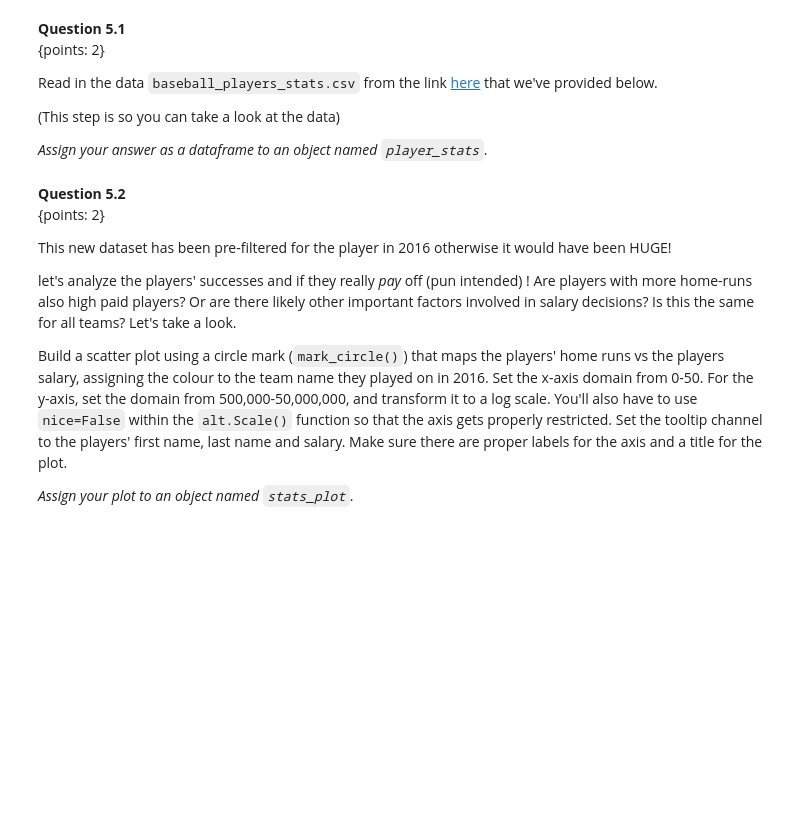
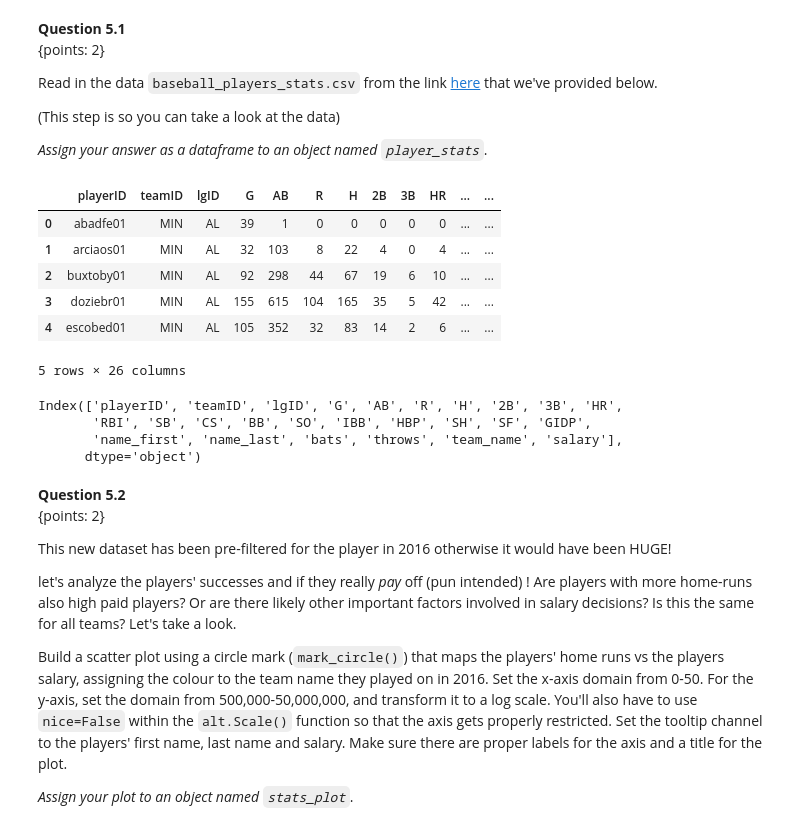
Before and after one commit to Dipto9999/data-viz-students, a Jupyter notebook: release/assignment7/assignment7.ipynb, the cells around one changed output. Cells and saved outputs as stored; diff of their text form; code cells hidden in the pictures; blank space fills up the shorter version.

```diff
--- a/release/assignment7/assignment7.ipynb
+++ b/release/assignment7/assignment7.ipynb
@@ -727,3 +839,22 @@ player_stats
+# %%
+player_stats = pd.read_json(batting_url)
+
+display(player_stats.head())
+# %% [output]
+|  | playerID | teamID | lgID | G | AB | R | H | 2B | 3B | HR | ... | ... |
+| 0 | abadfe01 | MIN | AL | 39 | 1 | 0 | 0 | 0 | 0 | 0 | ... | ... |
+| 1 | arciaos01 | MIN | AL | 32 | 103 | 8 | 22 | 4 | 0 | 4 | ... | ... |
+| 2 | buxtoby01 | MIN | AL | 92 | 298 | 44 | 67 | 19 | 6 | 10 | ... | ... |
+| 3 | doziebr01 | MIN | AL | 155 | 615 | 104 | 165 | 35 | 5 | 42 | ... | ... |
+| 4 | escobed01 | MIN | AL | 105 | 352 | 32 | 83 | 14 | 2 | 6 | ... | ... |
+5 rows × 26 columns
+# %%
+display(player_stats.columns)
+# %% [output]
+Index(['playerID', 'teamID', 'lgID', 'G', 'AB', 'R', 'H', '2B', '3B', 'HR',
+       'RBI', 'SB', 'CS', 'BB', 'SO', 'IBB', 'HBP', 'SH', 'SF', 'GIDP',
+       'name_first', 'name_last', 'bats', 'throws', 'team_name', 'salary'],
+      dtype='object')
 # %%
 # check that the variable exists
 assert 'player_stats' in globals(
```
Also changed, not shown: parts of 102 cells of this notebook.
